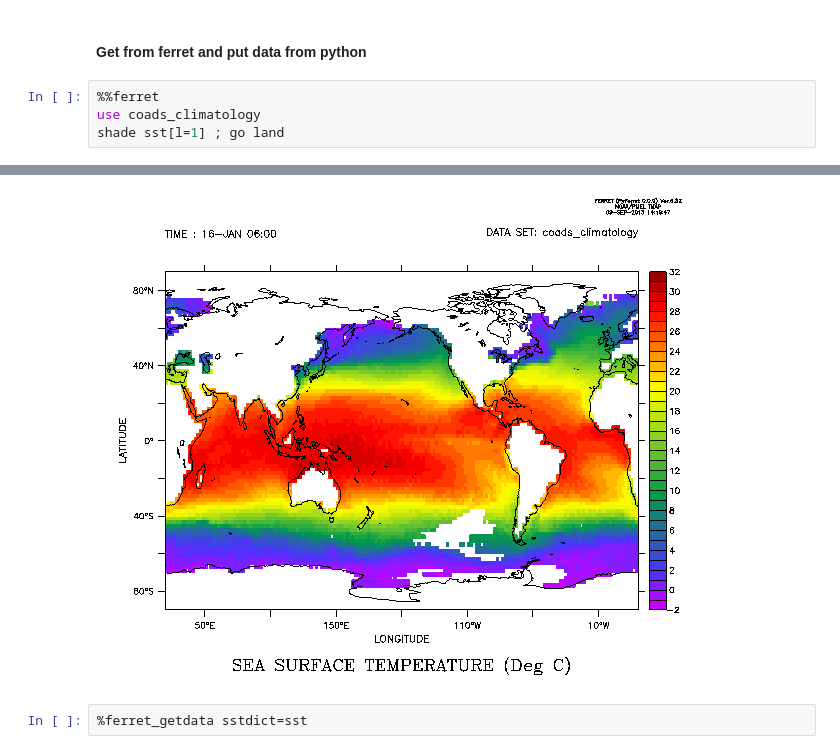
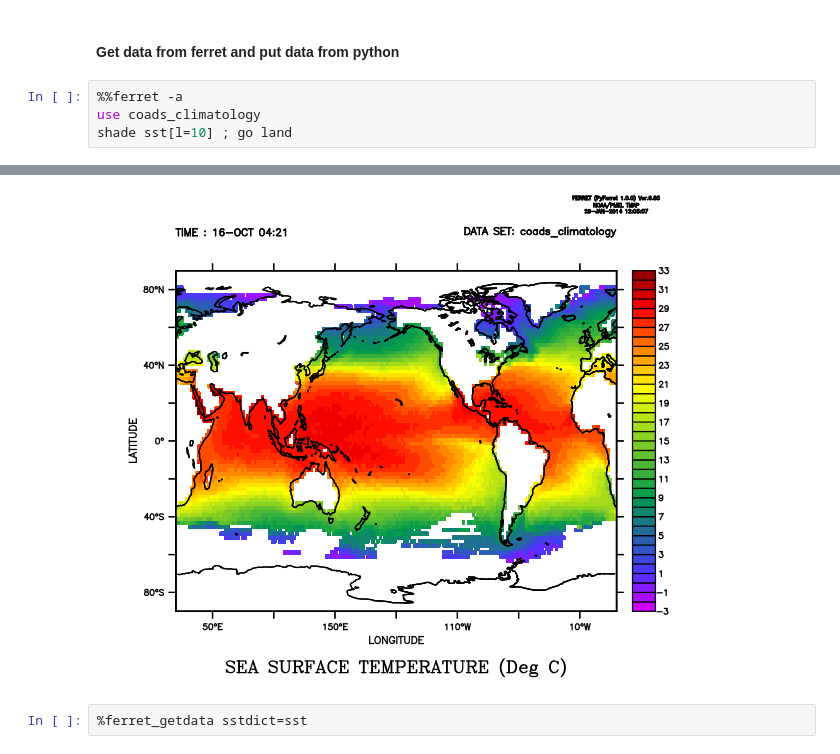
Before and after one commit to PBrockmann/ipython_ferretmagic, a Jupyter notebook: ferretmagic_test03.ipynb, the cells around one changed output, grey strips where cells are left out. Cells and saved outputs as stored; diff of their text form.

```diff
--- a/ferretmagic_test03.ipynb
+++ b/ferretmagic_test03.ipynb
@@ -6,12 +10,12 @@
 # %% [markdown]
-#### Get from ferret and put data from python
+#### Get data from ferret and put data from python
 # %%
-%%ferret
+%%ferret -a
 use coads_climatology
-shade sst[l=1] ; go land
+shade sst[l=10] ; go land
 # %% [output]
 [interactive output not drawn]
-[figure, old version]
+[figure, new version]
 # %%
 %ferret_getdata sstdict=sst
 # %% [output]
```
Also changed, not shown: parts of 7 cells of this notebook, 4 other files.
